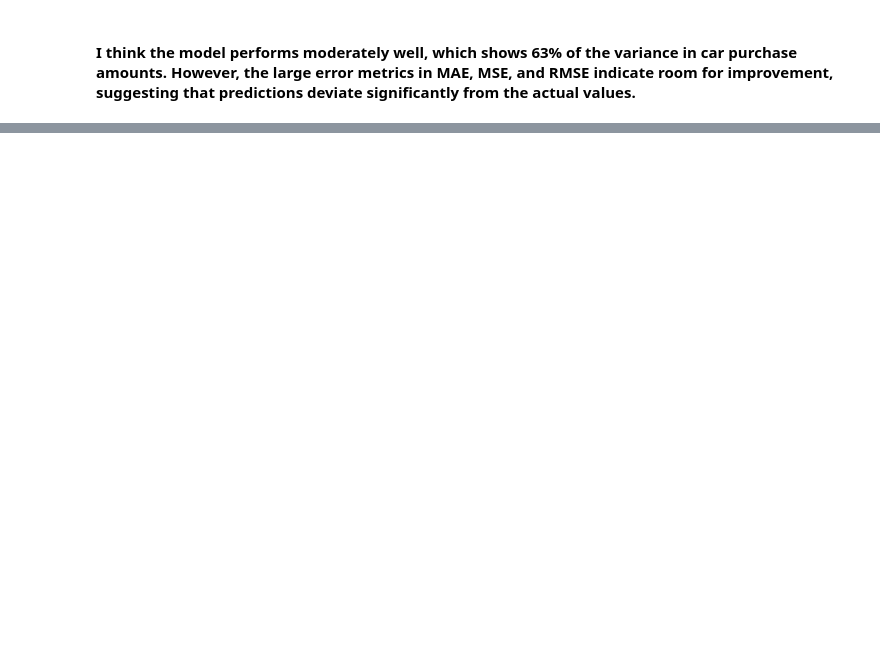
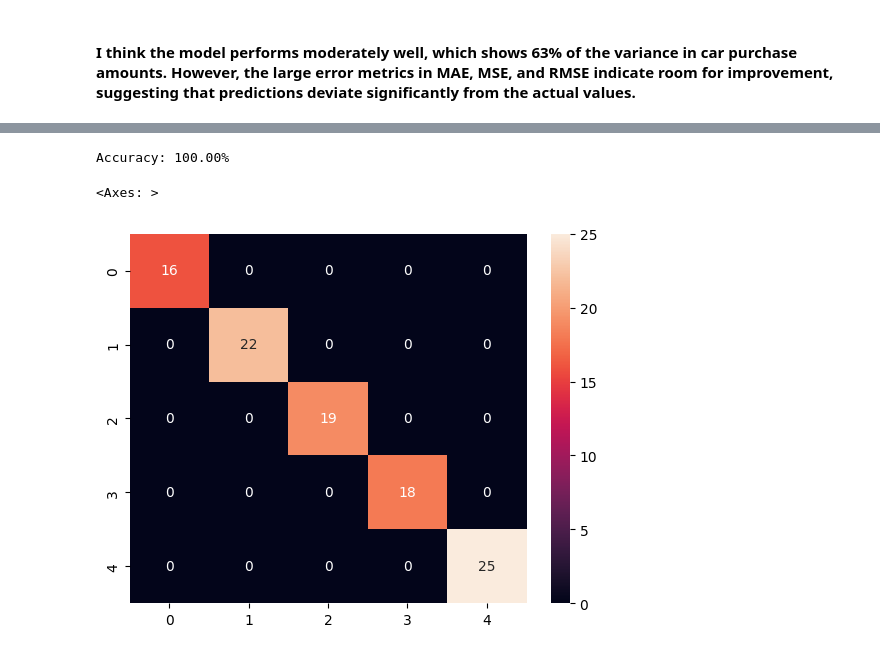
Before and after one commit to adewunmi2/AdvDataAnalytics2024, a Jupyter notebook: ExerciseProject3/Ex_classification_autoencoders.ipynb, the cells around one changed output, grey strips where cells are left out. Cells and saved outputs as stored; diff of their text form; code cells hidden in the pictures; blank space fills up the shorter version.

```diff
--- a/ExerciseProject3/Ex_classification_autoencoders.ipynb
+++ b/ExerciseProject3/Ex_classification_autoencoders.ipynb
@@ -334,0 +484,36 @@ Explained variance score:
+# %%
+import xgboost as xgb
+import pandas as pd
+from sklearn.model_selection import train_test_split
+from sklearn.metrics import accuracy_score
+from sklearn.preprocessing import StandardScaler
+
+# Preparing the data
+# Also drop target column
+X = df_resampled.drop(columns=['binned_car_purchase_amount'])
+y = df_resampled['binned_car_purchase_amount']  # Target column
+
+# I then split the data into training and testing sets
+X_train, X_test, y_train, y_test = train_test_split(X, y, test_size=0.2, random_state=42)
+
+# This is usually helps with boosting models
+scaler = StandardScaler()
+X_train_scaled = scaler.fit_transform(X_train)
+X_test_scaled = scaler.transform(X_test)
+# %%
+# Then next is to train the XGBoost model
+model = xgb.XGBClassifier(
+    objective='multi:softmax',  # Multi-class classification
+    num_class=len(y.unique()),  # Number of classes (bins)
+    eval_metric='mlogloss',  # Log loss metric for multi-class classification
+    use_label_encoder=False,  # Avoid the warning for label encoding
+    n_estimators=100,  # Number of boosting rounds
+    max_depth=6,  # Depth of the trees
+    learning_rate=0.1,  # Learning rate
+    colsample_bytree=0.8,  # Fraction of features used at each tree
+    subsample=0.8,  # Fraction of samples used for each tree
+    gamma=0.1  # Minimum loss reduction required to make a further partition
+)
+
+# Training the model
+model.fit(X_train_scaled, y_train)
@@ -334,0 +535,14 @@ Explained variance score:
+# %%
+# This actually evaluate the model
+y_pred = model.predict(X_test_scaled)
+accuracy = accuracy_score(y_test, y_pred)
+
+print(f'Accuracy: {accuracy * 100:.2f}%')
+# %% [output]
+Accuracy: 100.00%
+# %%
+# sns.heatmap(confusion_matrix(y_test, test_predictions), annot=True, fmt='g')
+sns.heatmap(confusion_matrix(y_test, y_pred), annot=True, fmt='g')
+# %% [output]
+<Axes: >
+[figure, added]
```
Also changed, not shown: parts of 19 cells of this notebook, 1 other file.
